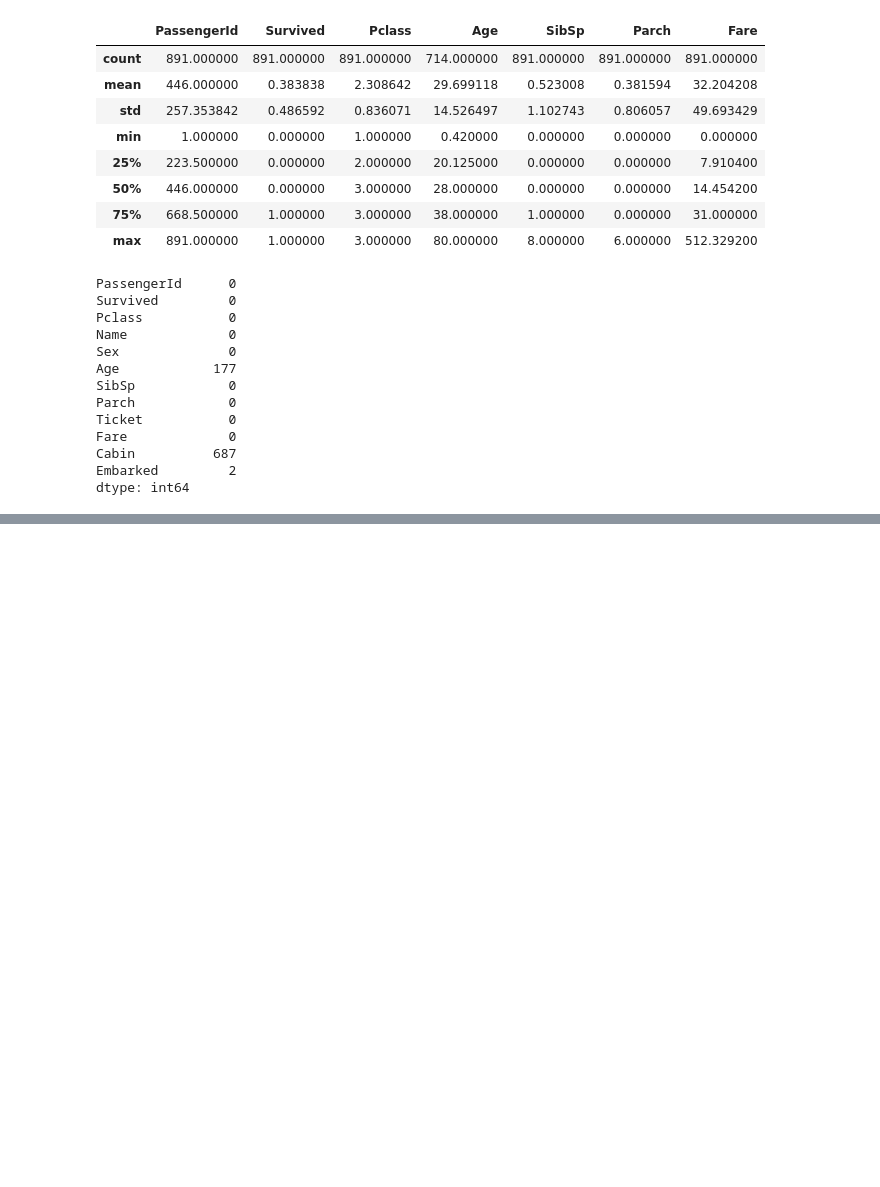
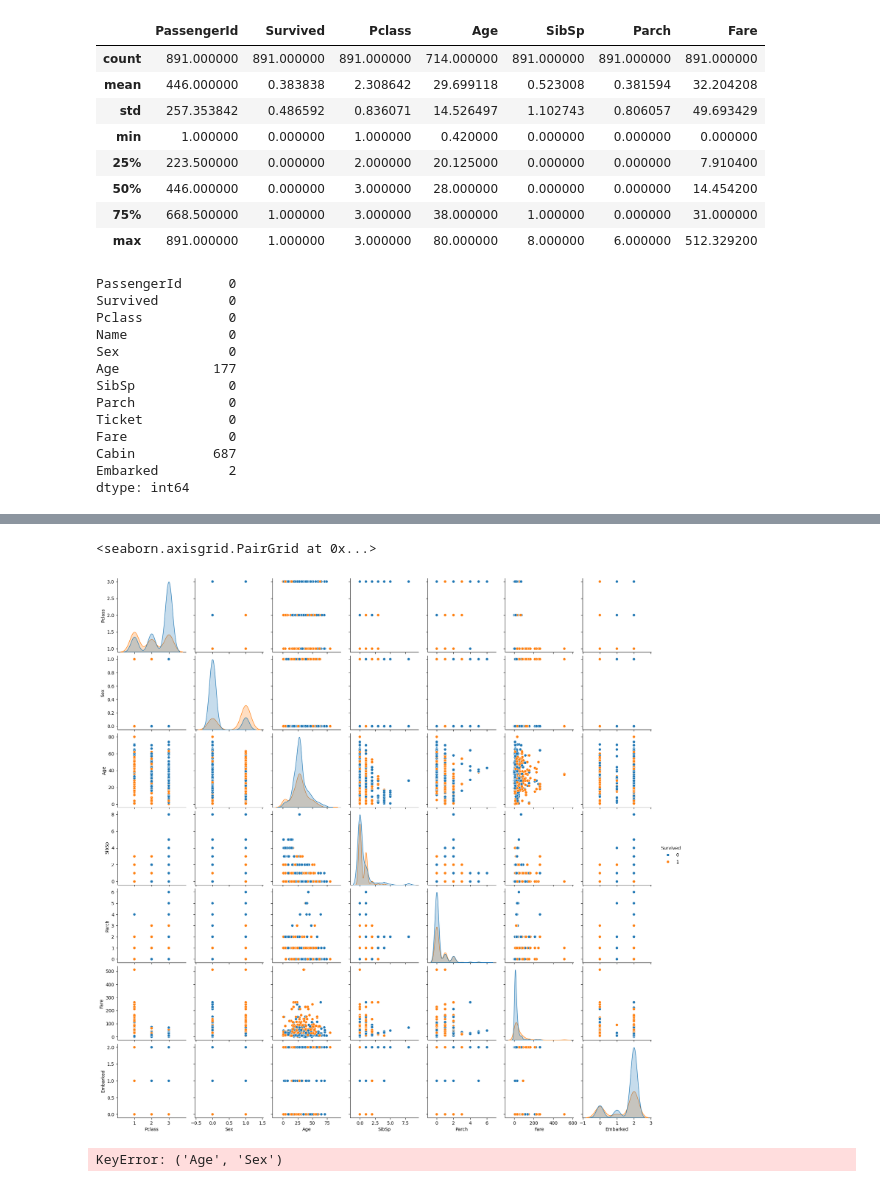
Before and after one commit to SimTheGreat/titanic_kaggle, a Jupyter notebook: titanic/Untitled.ipynb, the cells around one changed output, grey strips where cells are left out. Drawn from its saved outputs; the diff is of its cells as text; code cells hidden in the pictures; blank space fills up the shorter version.

```diff
--- a/titanic/Untitled.ipynb
+++ b/titanic/Untitled.ipynb
@@ -78,0 +85,2 @@ print("% of women who survived:", rate_women)
+# %%
+train_df["Age"].fillna(train_df["Age"].median(), inplace=True)
@@ -78,0 +99,2 @@ print("% of women who survived:", rate_women)
+# %%
+train_df["Embarked"].fillna("S", inplace=True)
@@ -78,0 +155,19 @@ print("% of women who survived:", rate_women)
+# %%
+train_df['Sex'] = train_df['Sex'].map({'female': 1, 'male': 0})
+
+train_df['Embarked'] = train_df['Embarked'].map({'C': 0, 'Q': 1, 'S': 2})
+# %%
+features = ['Survived', 'Pclass', 'Sex', 'Age', 'SibSp', 'Parch', 'Fare', 'Embarked']
+
+# Pairplot with Survival as hue
+sns.pairplot(train_df[features], hue="Survived", diag_kind="kde")
+# %% [output]
+<seaborn.axisgrid.PairGrid at 0x...>
+[figure, added]
+# %%
+
+sns.heatmap(train_df["Age","Sex"].corr(), annot=True, cmap="coolwarm", linewidths=0.5)
+plt.title("Feature Correlation with Survival")
+plt.show()
+# %% [output]
+KeyError: ('Age', 'Sex')
```
Also changed, not shown: parts of 11 cells of this notebook.
